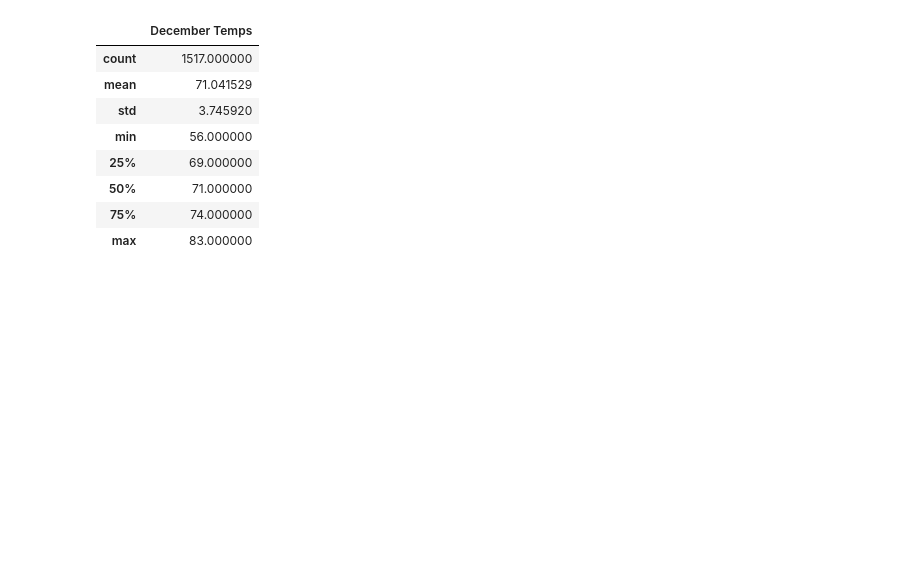
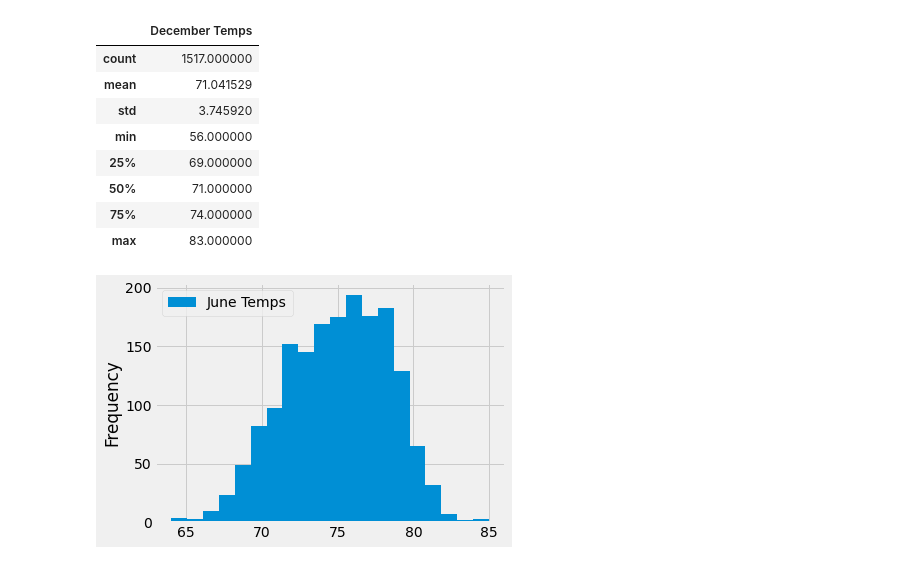
Before and after one commit to KMontero606/surfs_up, a Jupyter notebook: SurfsUp_Challenge.ipynb, the cells around one changed output. Drawn from its saved outputs; the diff is of its cells as text; code cells hidden in the pictures; blank space fills up the shorter version.

Commit message:
Added visualization to challenge.

```diff
--- a/SurfsUp_Challenge.ipynb
+++ b/SurfsUp_Challenge.ipynb
@@ -8,6 +8,12 @@ import sqlalchemy
 from sqlalchemy.ext.automap import automap_base
 from sqlalchemy.orm import Session
 from sqlalchemy import create_engine, func
+
+# Matplotlib for visualization of data
+%matplotlib inline
+from matplotlib import style
+style.use('fivethirtyeight')
+import matplotlib.pyplot as plt
 # %%
 engine = create_engine("sqlite:///hawaii.sqlite")
 
@@ -129,3 +135,8 @@ December_df.describe()
 | 50% | 71.000000 |
 | 75% | 74.000000 |
 | max | 83.000000 |
+# %%
+June_df.plot.hist(bins=20)
+plt.tight_layout()
+# %% [output]
+[figure, added]
```
Also changed, not shown: parts of 1 cell of this notebook.
